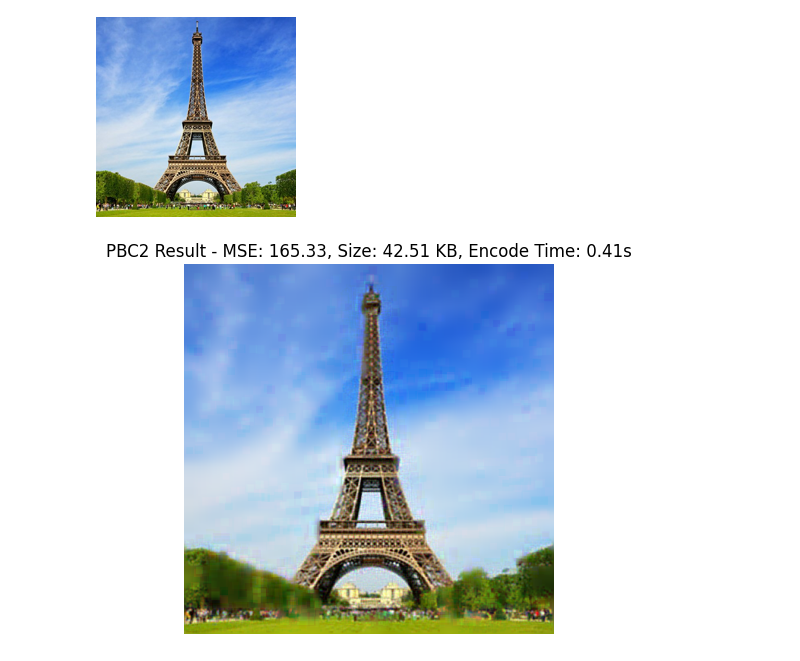
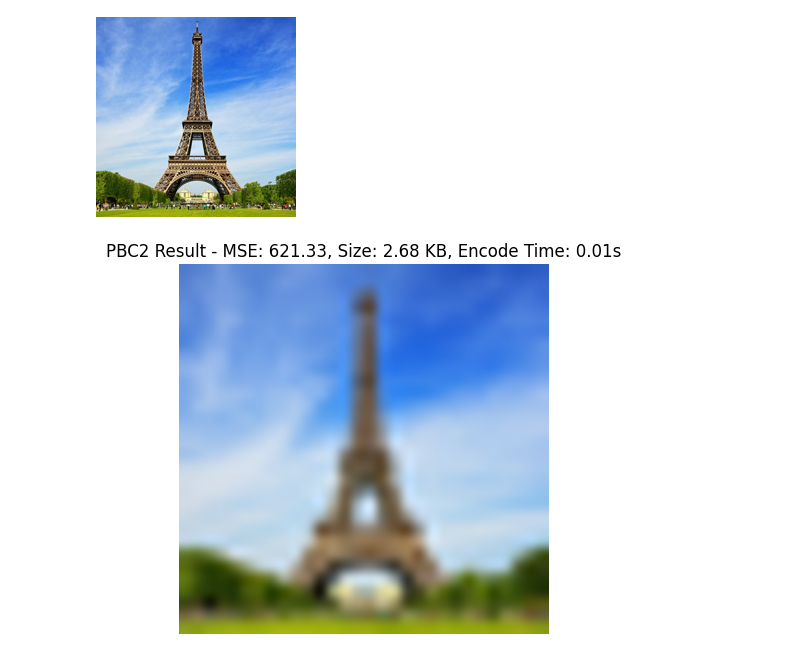
Before and after one commit to EgeEken/PBC, a Jupyter notebook: PBC3_TEST.ipynb, the cells around one changed output. Saved outputs shown, nothing was run; the diff lists cells and outputs as text; code cells hidden in the pictures.

```diff
--- a/PBC3_TEST.ipynb
+++ b/PBC3_TEST.ipynb
@@ -14,9 +14,9 @@ img.resize((200, 200))
 # %% [output]
 [figure]
 # %%
-res = PBC2.compress(img)
+res = PBC2.compress(img, stroke_count=0)
 res.show()
 # %% [output]
-[figure, old version]
+[figure, new version]
 # %%
 cfg = PBC3Config(
```
Also changed, not shown: parts of 11 cells of this notebook, 1 other file.
